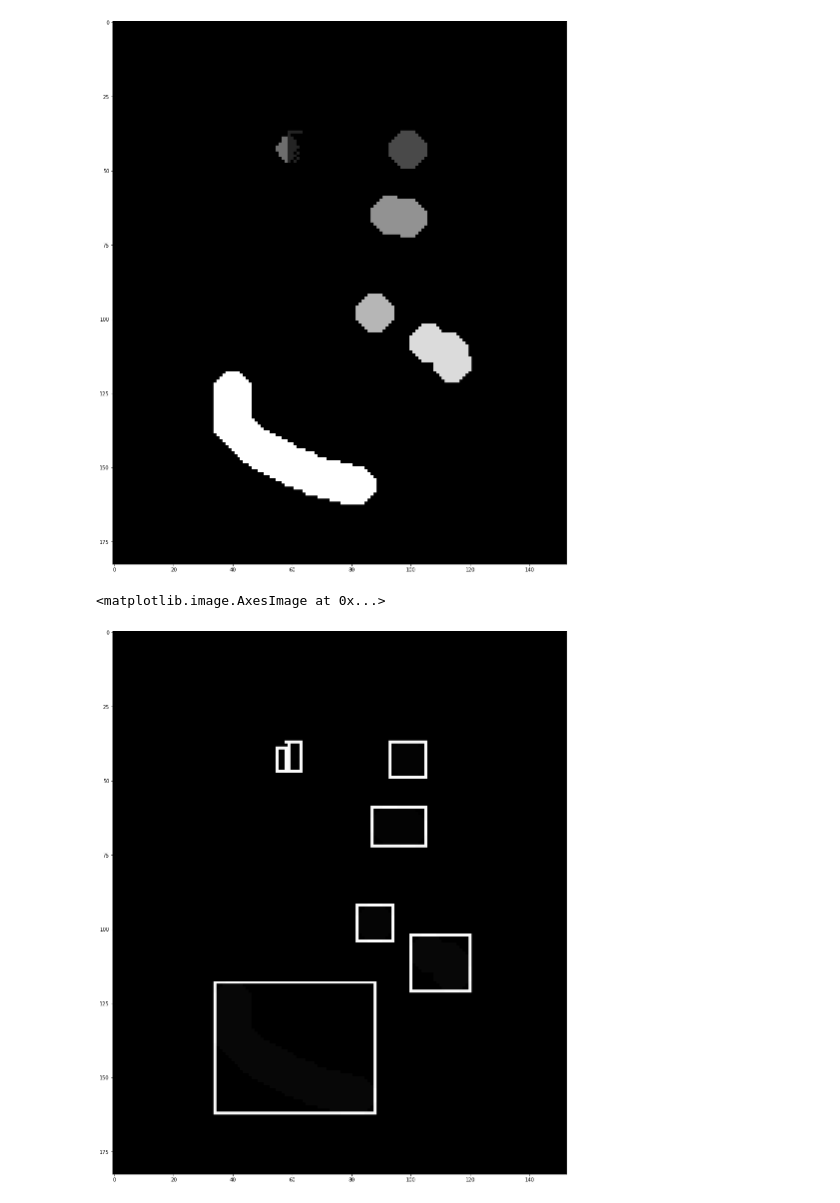
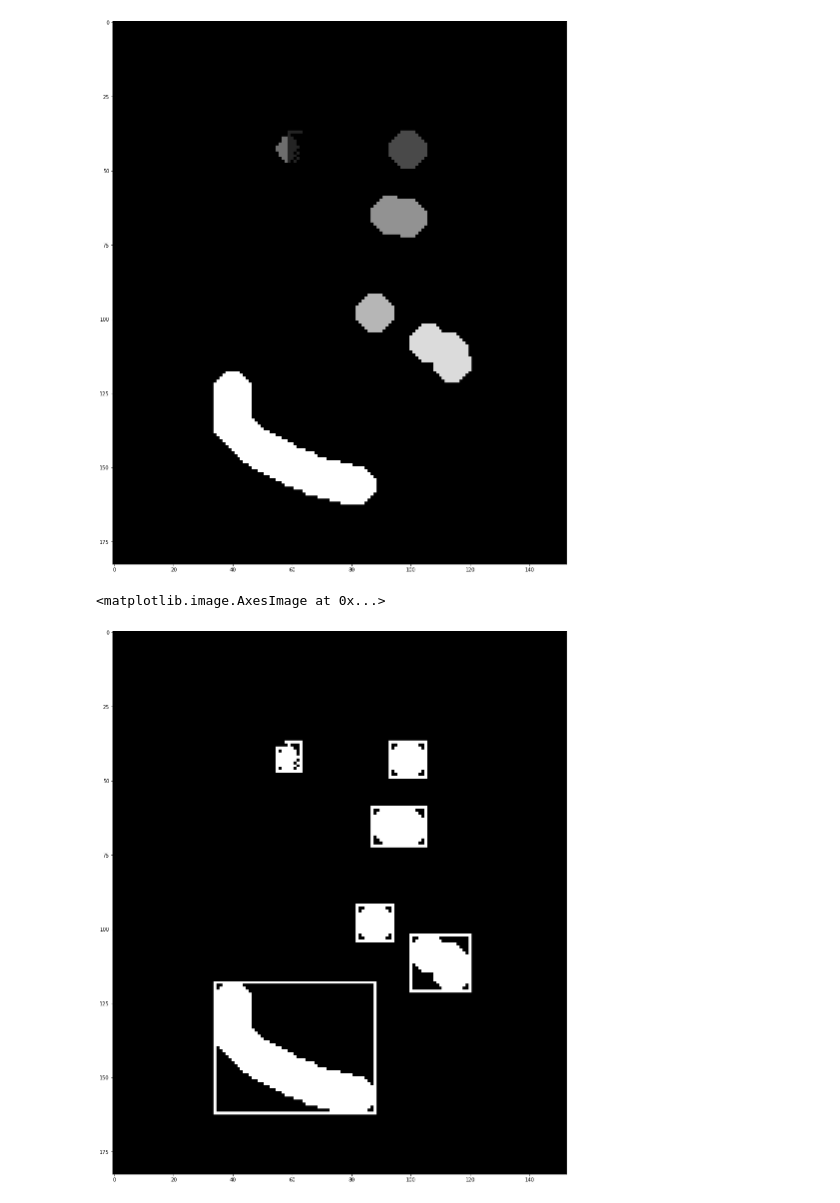
Before and after one commit to filipgrigorov/depth_scaling_experiments, a Jupyter notebook: fake_depth_analysis.ipynb, the cells around one changed output. Cells and saved outputs as stored; diff of their text form; code cells hidden in the pictures.

```diff
--- a/fake_depth_analysis.ipynb
+++ b/fake_depth_analysis.ipynb
@@ -137,21 +148,22 @@ Number of blobs:  8
 [figure]
 # %%
 #Draw rectangles around them
-disp = mask.astype(np.uint8)
+orig_mask = copy.deepcopy(mask).astype(np.uint8)
+disp = copy.deepcopy(mask).astype(np.uint8)
 for blob in blobs:
     tl_x = int(np.min([pnt.x for pnt in blob]))
     tl_y = int(np.min([pnt.y for pnt in blob]))
     br_x = int(np.max([pnt.x for pnt in blob]))
     br_y = int(np.max([pnt.y for pnt in blob]))
-    disp = cv2.rectangle(disp, (tl_x, tl_y), (br_x, br_y), (255, 255, 255), thickness=1)
+    disp = cv2.rectangle(disp, (tl_x, tl_y), (br_x, br_y), (1, 1, 1), thickness=1)
 
-disp = cv2.addWeighted(disp, 0.7, mask, 0.3, 0.5)
+disp = cv2.bitwise_or(disp, orig_mask)
 
 plt.figure(figsize=(20, 20))
 plt.imshow(disp, cmap='gray')
 # %% [output]
 <matplotlib.image.AxesImage at 0x...>
-[figure, old version]
+[figure, new version]
 # %%
 # Flood fill algorithm:
 def is_in(pnt, blobs):
```
Also changed, not shown: parts of 1 cell of this notebook.
